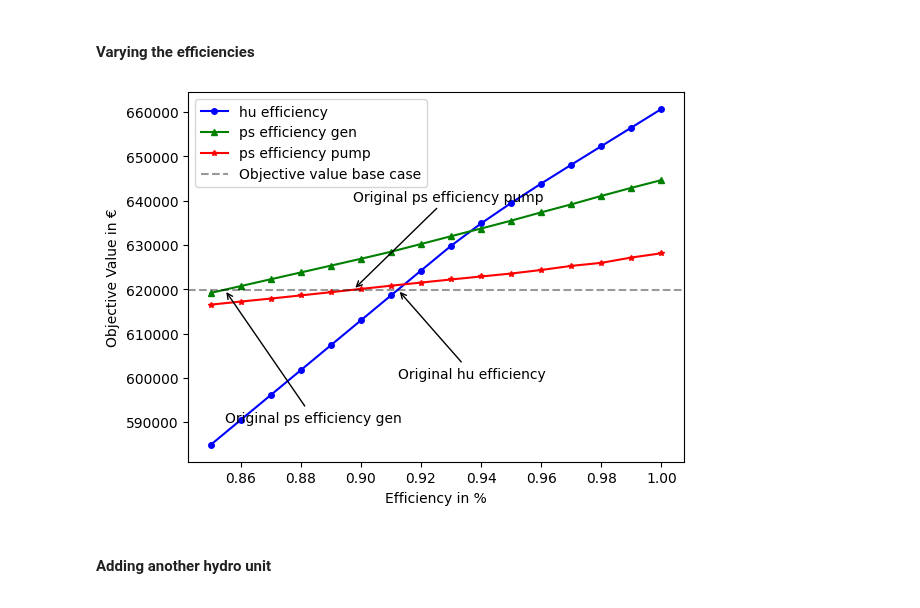
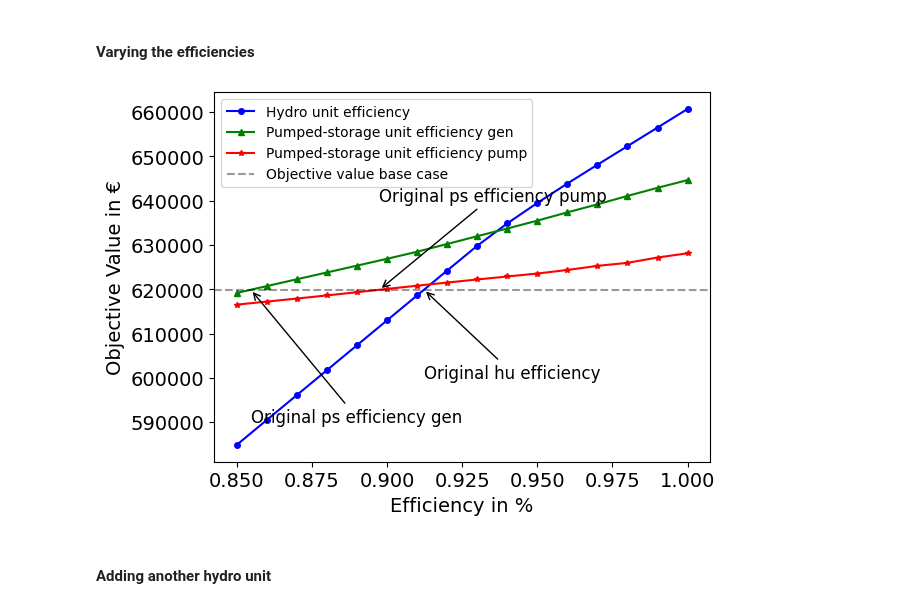
Before and after one commit to FredericWeiss/Seminar-Thesis, a Jupyter notebook: psh.ipynb, the cells around one changed output. Drawn from its saved outputs; the diff is of its cells as text; code cells hidden in the pictures.

```diff
--- a/psh.ipynb
+++ b/psh.ipynb
@@ -637,6 +637,12 @@ The objective vaues is 619892.6442973859 €
 29 rows × 24 columns
 # %% [markdown]
 ## Plotting the Data
+# %%
+plt.rc('axes', titlesize=14)     # fontsize of the axes title
+plt.rc('axes', labelsize=14)
+plt.rc('xtick', labelsize=14)    # fontsize of the tick labels
+plt.rc('ytick', labelsize=14)    # fontsize of the tick labels
+plt.rc('legend', fontsize=10)    # legend fontsize
 # %% [markdown]
 #### Discharges from the Reservoirs
 # %%
@@ -1402,40 +1406,40 @@ for efficiency in efficiencies:
     psh_efficiency.ps_efficiency_pump[0] = efficiency
 
     # Calculating the vertices
     psh_efficiency.hu_h_vertices = psh_efficiency.head_vertices(psh_efficiency.hydro_units, psh_efficiency.hu_affiliation, psh_efficiency.hu_head_limits)
     psh_efficiency.hu_q_vertices = psh_efficiency.discharge_vertices(psh_efficiency.hydro_units, psh_efficiency.hu_affiliation, psh_efficiency.hu_discharge_limits)
     psh_efficiency.hu_p_vertices = psh_efficiency.power_vertices(psh_efficiency.hydro_units, psh_efficiency.hu_affiliation, psh_efficiency.hu_h_vertices, psh_efficiency.hu_q_vertices, psh_efficiency.hu_effciency)
 
     psh_efficiency.ps_h_vertices = psh_efficiency.head_vertices(psh_efficiency.pumped_storage_units, psh_efficiency.ps_affiliation, psh_efficiency.ps_head_limits)
     psh_efficiency.ps_q_vertices = psh_efficiency.discharge_vertices(psh_efficiency.pumped_storage_units, psh_efficiency.ps_affiliation, psh_efficiency.ps_discharge_generation_limits)
     psh_efficiency.ps_p_vertices = psh_efficiency.power_vertices(psh_efficiency.pumped_storage_units, psh_efficiency.ps_affiliation, psh_efficiency.ps_h_vertices, psh_efficiency.ps_q_vertices, psh_efficiency.ps_efficiency_gen)
 
     psh_efficiency.define_decision_variables()
     psh_efficiency.define_contraints()
     psh_efficiency.solve_model()
 
     objective_values_ps_pump.append(psh_efficiency.objective_value)
 
     psh_efficiency.ps_efficiency_pump[0] = psh.ps_efficiency_pump[0]
 
 fig, ax = plt.subplots()
-ax.plot(efficiencies, objective_values_hu, label='hu efficiency', marker='o', markersize=4, color='blue')
-ax.plot(efficiencies, objective_values_ps_gen, label='ps efficiency gen', marker='^', markersize=4, color='green')
-ax.plot(efficiencies, objective_values_ps_pump, label='ps efficiency pump', marker='*', markersize=4, color='red')
+ax.plot(efficiencies, objective_values_hu, label='Hydro unit efficiency', marker='o', markersize=4, color='blue')
+ax.plot(efficiencies, objective_values_ps_gen, label='Pumped-storage unit efficiency gen', marker='^', markersize=4, color='green')
+ax.plot(efficiencies, objective_values_ps_pump, label='Pumped-storage unit efficiency pump', marker='*', markersize=4, color='red')
 
-ax.annotate('Original hu efficiency', xy=(0.9123, 619892.6442973859), xytext=(0.9123, 600000), arrowprops=dict(facecolor='blue', arrowstyle='->'))
-ax.annotate('Original ps efficiency gen', xy=(0.8547, 619892.6442973859), xytext=(0.8547, 590000), arrowprops=dict(facecolor='green', arrowstyle='->'))
-ax.annotate('Original ps efficiency pump', xy=(0.8975, 619892.6442973859), xytext=(0.8975, 640000), arrowprops=dict(facecolor='red', arrowstyle='->'))
+ax.annotate('Original hu efficiency', xy=(0.9123, 619892.6442973859), xytext=(0.9123, 600000), arrowprops=dict(facecolor='blue', arrowstyle='->'), fontsize=12)
+ax.annotate('Original ps efficiency gen', xy=(0.8547, 619892.6442973859), xytext=(0.8547, 590000), arrowprops=dict(facecolor='green', arrowstyle='->'), fontsize=12)
+ax.annotate('Original ps efficiency pump', xy=(0.8975, 619892.6442973859), xytext=(0.8975, 640000), arrowprops=dict(facecolor='red', arrowstyle='->'), fontsize=12)
 
 ax.axhline(619892.6442973859, color='black', alpha=0.4, linestyle='--', label='Objective value base case')
 
 ax.set_xlabel('Efficiency in %')
 ax.set_ylabel('Objective Value in €')
 
 plt.legend()
 plt.savefig('Images/efficiencies.png', bbox_inches='tight')
 # %% [output]
-[figure, old version]
+[figure, new version]
 # %% [markdown]
 #### Adding another hydro unit
 # %%
```
Also changed, not shown: parts of 14 cells of this notebook.
